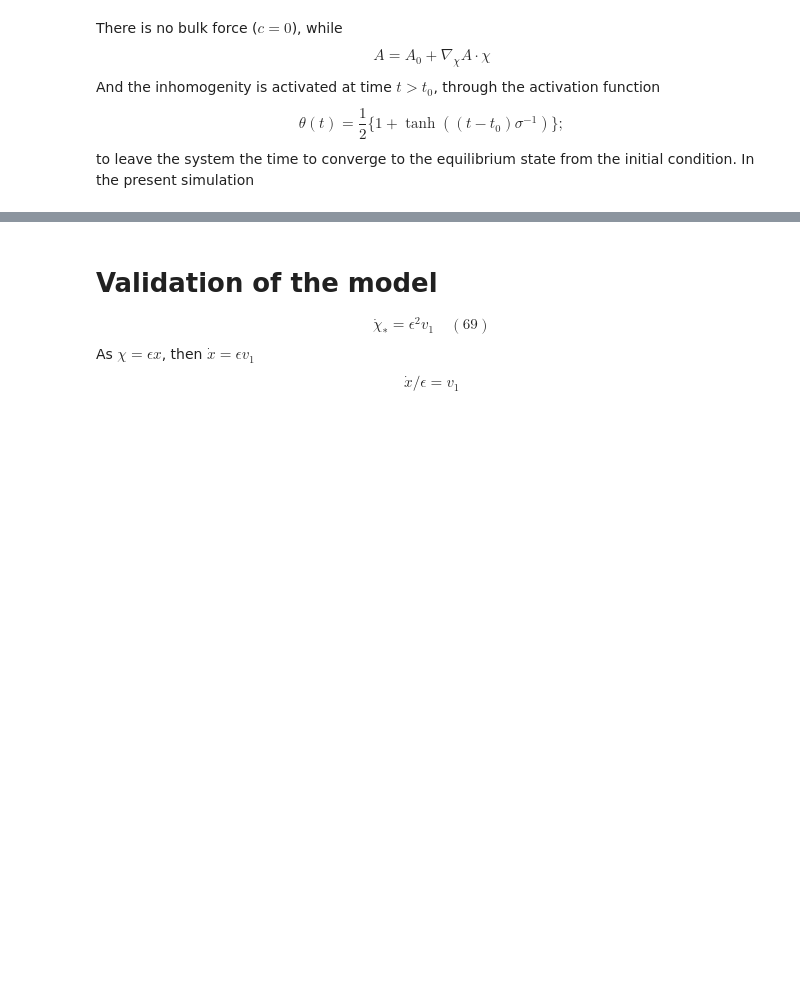
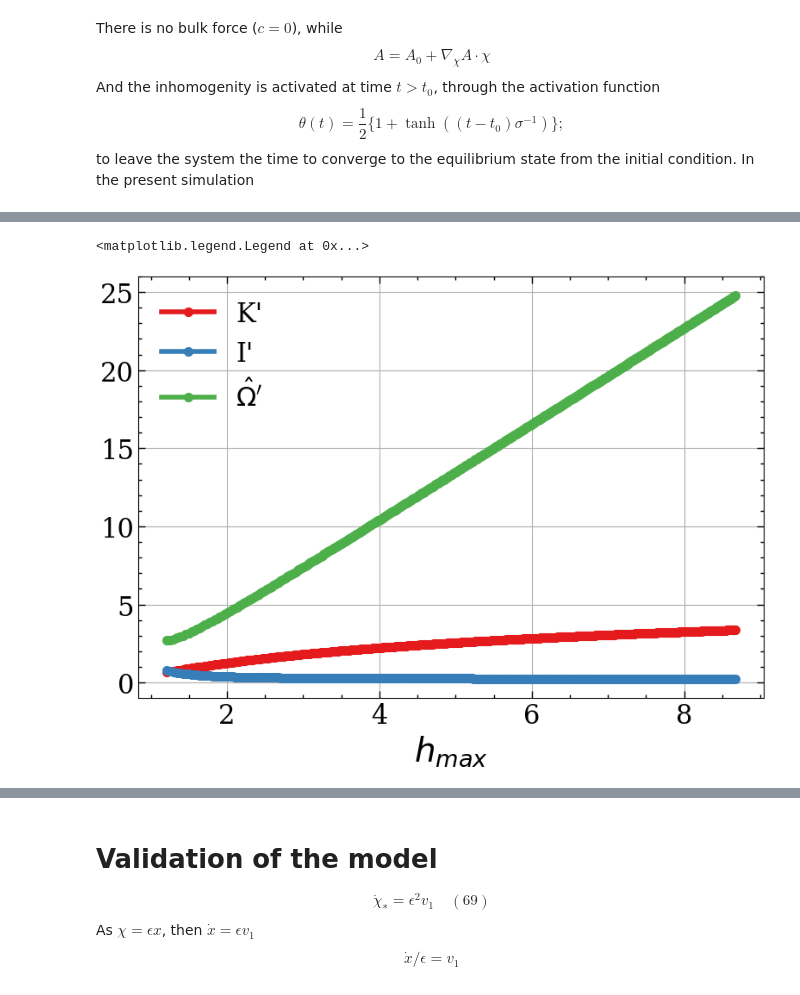
Before and after one commit to suanno/drop-dynamics, a Jupyter notebook: 1D/main.ipynb, the cells around one changed output, grey strips where cells are left out. Saved outputs shown, nothing was run; the diff lists cells and outputs as text; code cells hidden in the pictures; blank space fills up the shorter version.

```diff
--- a/1D/main.ipynb
+++ b/1D/main.ipynb
@@ -163,4 +151,14 @@ c0 = data[1:, numrows-6]
 #plt.loglog(h0out_cont-ha,Omega,'.-')
 #plt.xlabel('$h_0^{out}-h_a$')
 #plt.grid()
+# %%
+plt.plot(hmax_cont,K,'.-',label="K'")
+plt.plot(hmax_cont,I,'.-',label="I'")
+plt.plot(hmax_cont,Omega,'.-',label="$\\hat{\Omega}'$")
+plt.xlabel('$h_{max}$')
+plt.grid()
+plt.legend()
+# %% [output]
+<matplotlib.legend.Legend at 0x...>
+[figure, added]
 # %%
```
Also changed, not shown: parts of 12 cells of this notebook, 1 other file.
